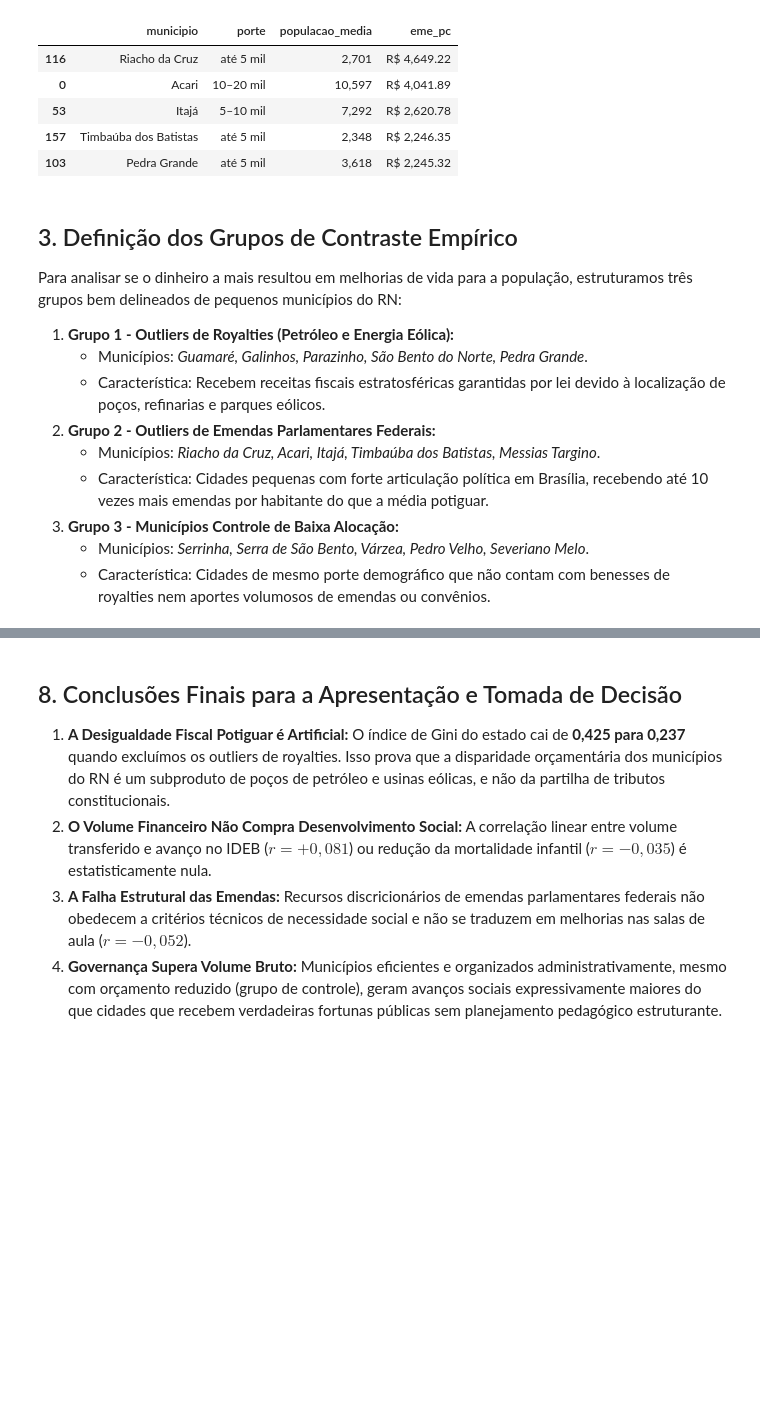
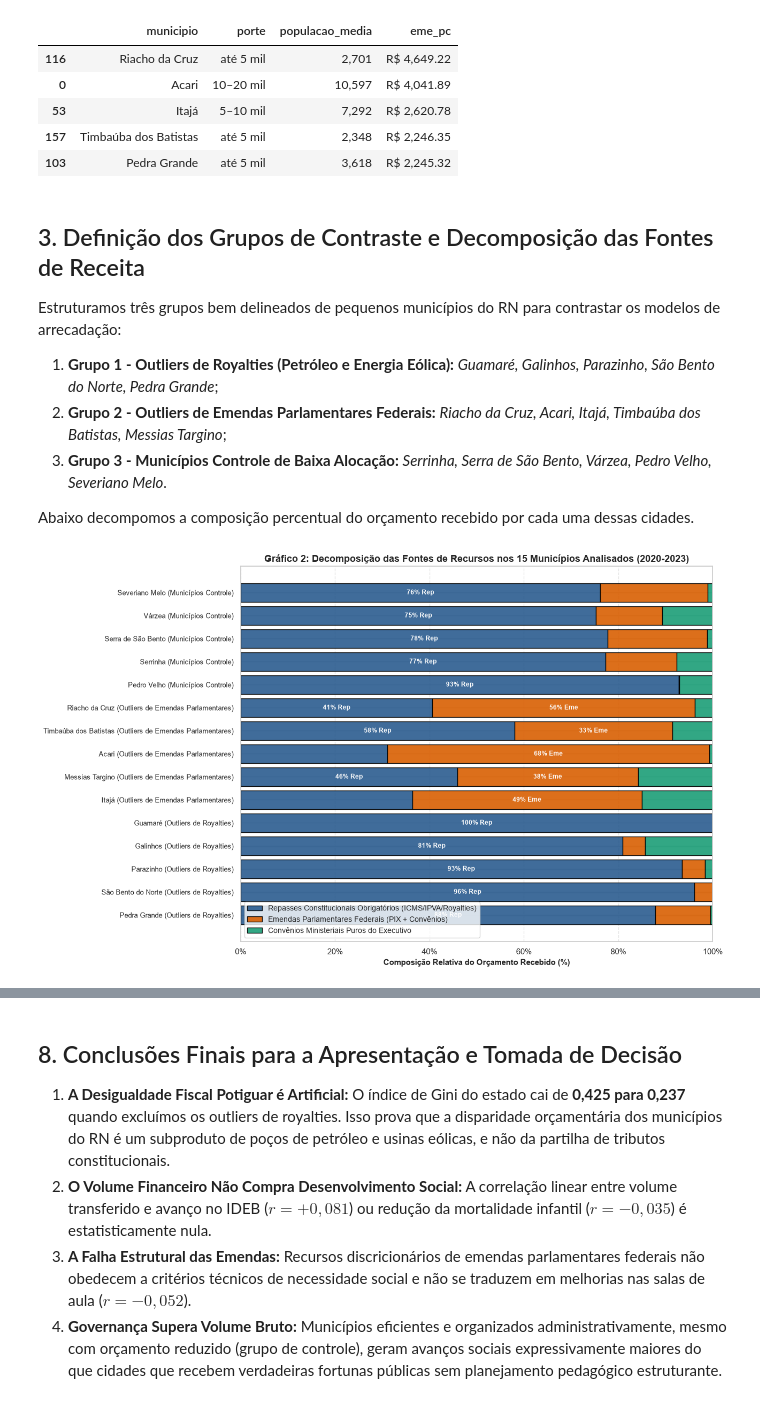
Before and after one commit to Renata-Nascimento/Projeto-U02-CD, a Jupyter notebook: notebooks/08_analise_outliers.ipynb, the cells around one changed output, grey strips where cells are left out. Saved outputs shown, nothing was run; the diff lists cells and outputs as text; code cells hidden in the pictures; blank space fills up the shorter version.

```diff
--- a/notebooks/08_analise_outliers.ipynb
+++ b/notebooks/08_analise_outliers.ipynb
@@ -184,17 +184,57 @@ Redução na desigualdade calculada: 47.2%
 | 157 | Timbaúba dos Batistas | até 5 mil | 2,348 | R$ 2,246.35 |
 | 103 | Pedra Grande | até 5 mil | 3,618 | R$ 2,245.32 |
 # %% [markdown]
-## 3. Definição dos Grupos de Contraste Empírico
+## 3. Definição dos Grupos de Contraste e Decomposição das Fontes de Receita
 
-Para analisar se o dinheiro a mais resultou em melhorias de vida para a população, estruturamos três grupos bem delineados de pequenos municípios do RN:
+Estruturamos três grupos bem delineados de pequenos municípios do RN para contrastar os modelos de arrecadação:
+1. **Grupo 1 - Outliers de Royalties (Petróleo e Energia Eólica):** *Guamaré, Galinhos, Parazinho, São Bento do Norte, Pedra Grande*;
+2. **Grupo 2 - Outliers de Emendas Parlamentares Federais:** *Riacho da Cruz, Acari, Itajá, Timbaúba dos Batistas, Messias Targino*;
+3. **Grupo 3 - Municípios Controle de Baixa Alocação:** *Serrinha, Serra de São Bento, Várzea, Pedro Velho, Severiano Melo*.
 
-1. **Grupo 1 - Outliers de Royalties (Petróleo e Energia Eólica):**
-   * Municípios: *Guamaré, Galinhos, Parazinho, São Bento do Norte, Pedra Grande*.
-   * Característica: Recebem receitas fiscais estratosféricas garantidas por lei devido à localização de poços, refinarias e parques eólicos.
-2. **Grupo 2 - Outliers de Emendas Parlamentares Federais:**
-   * Municípios: *Riacho da Cruz, Acari, Itajá, Timbaúba dos Batistas, Messias Targino*.
-   * Característica: Cidades pequenas com forte articulação política em Brasília, recebendo até 10 vezes mais emendas por habitante do que a média potiguar.
-3. **Grupo 3 - Municípios Controle de Baixa Alocação:**
-   * Municípios: *Serrinha, Serra de São Bento, Várzea, Pedro Velho, Severiano Melo*.
-   * Característica: Cidades de mesmo porte demográfico que não contam com benesses de royalties nem aportes volumosos de emendas ou convênios.
+Abaixo decompomos a composição percentual do orçamento recebido por cada uma dessas cidades.
+# %%
+# GRÁFICO 2: Decomposição Orçamentária 100% Empilhada
+outliers_royalties = ["Guamaré", "Galinhos", "Parazinho", "São Bento do Norte", "Pedra Grande"]
+outliers_emendas = ["Riacho da Cruz", "Acari", "Itajá", "Timbaúba dos Batistas", "Messias Targino"]
+controle_pequenas = ["Serrinha", "Serra de São Bento", "Várzea", "Pedro Velho", "Severiano Melo"]
+
+df_acumulado["grupo_analise"] = "Demais Municípios (Média RN)"
+df_acumulado.loc[df_acumulado["municipio"].isin(outliers_royalties), "grupo_analise"] = "1. Outliers de Royalties (Petróleo/Eólica)"
+df_acumulado.loc[df_acumulado["municipio"].isin(outliers_emendas), "grupo_analise"] = "2. Outliers de Emendas Parlamentares"
+df_acumulado.loc[df_acumulado["municipio"].isin(controle_pequenas), "grupo_analise"] = "3. Municípios Controle (Baixa Alocação)"
+
+foco_cidades = outliers_royalties + outliers_emendas + controle_pequenas
+df_foco = df_acumulado[df_acumulado["municipio"].isin(foco_cidades)].copy()
+
+df_foco["pct_rep"] = (df_foco["c1_rep_pc"] / df_foco["c3_total_pc"]) * 100
+df_foco["pct_eme"] = (df_foco["eme_pc"] / df_foco["c3_total_pc"]) * 100
+df_foco["pct_conv"] = (df_foco["conv_pc"] / df_foco["c3_total_pc"]) * 100
+df_foco_ord = df_foco.sort_values(by=["grupo_analise", "c3_total_pc"], ascending=[True, True])
+
+fig, ax = plt.subplots(figsize=(13, 8))
+y_pos = np.arange(len(df_foco_ord))
+
+b_rep = ax.barh(y_pos, df_foco_ord["pct_rep"], color="#2b5c8f", alpha=0.9, edgecolor="black", label="Repasses Constitucionais Obrigatórios (ICMS/IPVA/Royalties)")
+b_eme = ax.barh(y_pos, df_foco_ord["pct_eme"], left=df_foco_ord["pct_rep"], color="#d95f02", alpha=0.9, edgecolor="black", label="Emendas Parlamentares Federais (PIX + Convênios)")
+b_conv = ax.barh(y_pos, df_foco_ord["pct_conv"], left=df_foco_ord["pct_rep"] + df_foco_ord["pct_eme"], color="#1b9e77", alpha=0.9, edgecolor="black", label="Convênios Ministeriais Puros do Executivo")
+
+ax.set_yticks(y_pos)
+ax.set_yticklabels([f"{r['municipio']} ({r['grupo_analise'].split('.')[1].strip().split('(')[0].strip()})" for _, r in df_foco_ord.iterrows()], fontsize=9.5)
+ax.set_xlabel("Composição Relativa do Orçamento Recebido (%)", fontsize=11, fontweight="bold")
+ax.set_title("Gráfico 2: Decomposição das Fontes de Recursos nos 15 Municípios Analisados (2020-2023)", fontsize=13, fontweight="bold")
+ax.xaxis.set_major_formatter(ticker.PercentFormatter())
+ax.legend(loc="lower left", frameon=True, fontsize=10)
+ax.grid(axis="x", linestyle="--", alpha=0.5)
+
+# Anotações nas barras com porcentagem relevante
+for i, (_, r) in enumerate(df_foco_ord.iterrows()):
+    if r["pct_eme"] >= 25:
+        ax.text(r["pct_rep"] + r["pct_eme"]/2, i, f"{r['pct_eme']:.0f}% Eme", ha="center", va="center", color="white", fontsize=8.5, fontweight="bold")
+    if r["pct_rep"] >= 40:
+        ax.text(r["pct_rep"]/2, i, f"{r['pct_rep']:.0f}% Rep", ha="center", va="center", color="white", fontsize=8.5, fontweight="bold")
+
+plt.tight_layout()
+plt.show()
+# %% [output]
+[figure, added]
 # %% [markdown]
```
Also changed, not shown: parts of 20 cells of this notebook.
